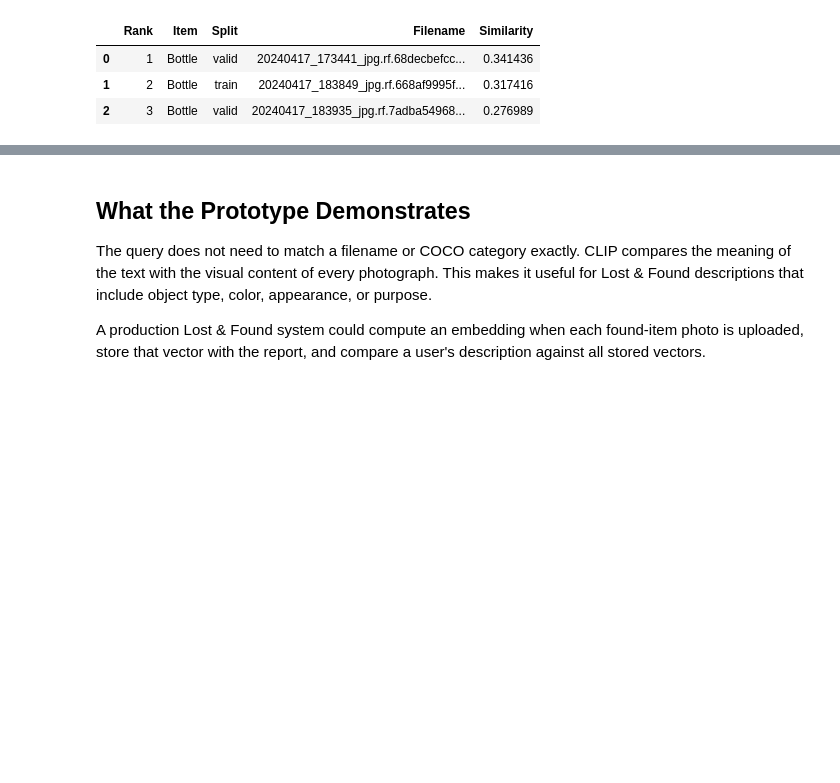
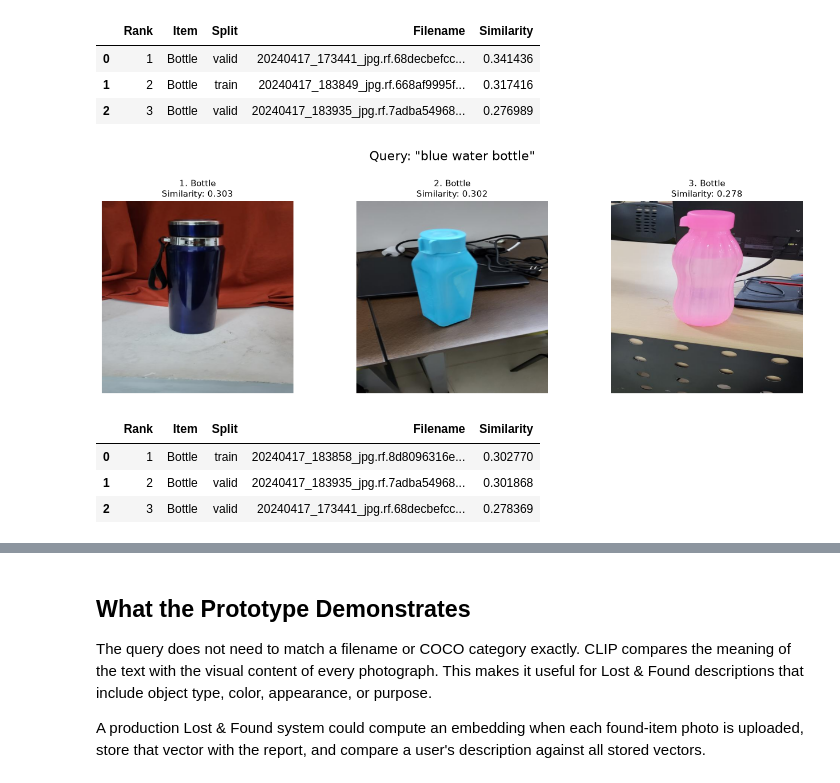
Before and after one commit to abhigyan1290/Assignment3ECE49595, a Jupyter notebook: vlm_lost_and_found.ipynb, the cells around one changed output, grey strips where cells are left out. Cells and saved outputs as stored; diff of their text form; code cells hidden in the pictures; blank space fills up the shorter version.

```diff
--- a/vlm_lost_and_found.ipynb
+++ b/vlm_lost_and_found.ipynb
@@ -222,3 +222,13 @@ top_matches
 | 0 | 1 | Bottle | valid | 20240417_173441_jpg.rf.68decbefcc... | 0.341436 |
 | 1 | 2 | Bottle | train | 20240417_183849_jpg.rf.668af9995f... | 0.317416 |
 | 2 | 3 | Bottle | valid | 20240417_183935_jpg.rf.7adba54968... | 0.276989 |
+# %%
+query = "blue water bottle"
+top_matches = search_items(query, k=3)
+top_matches
+# %% [output]
+[figure, added]
+|  | Rank | Item | Split | Filename | Similarity |
+| 0 | 1 | Bottle | train | 20240417_183858_jpg.rf.8d8096316e... | 0.302770 |
+| 1 | 2 | Bottle | valid | 20240417_183935_jpg.rf.7adba54968... | 0.301868 |
+| 2 | 3 | Bottle | valid | 20240417_173441_jpg.rf.68decbefcc... | 0.278369 |
```
Also changed, not shown: parts of 1 cell of this notebook, 1 other file.
